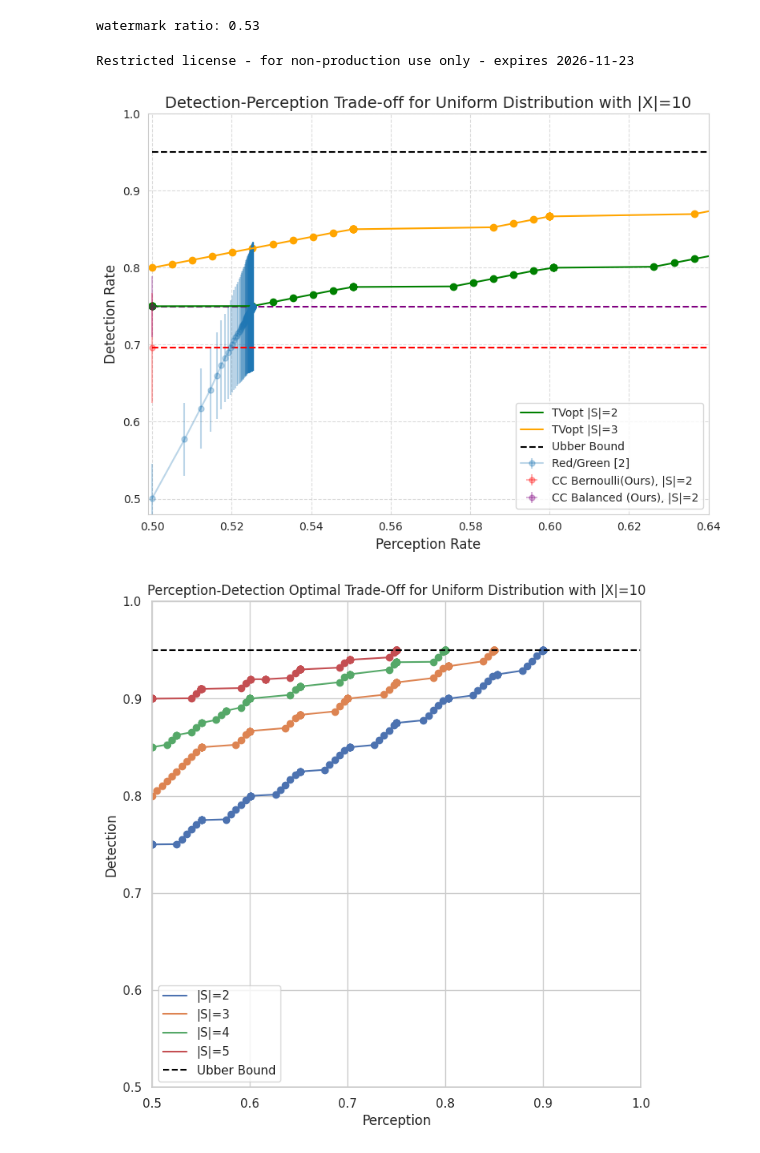
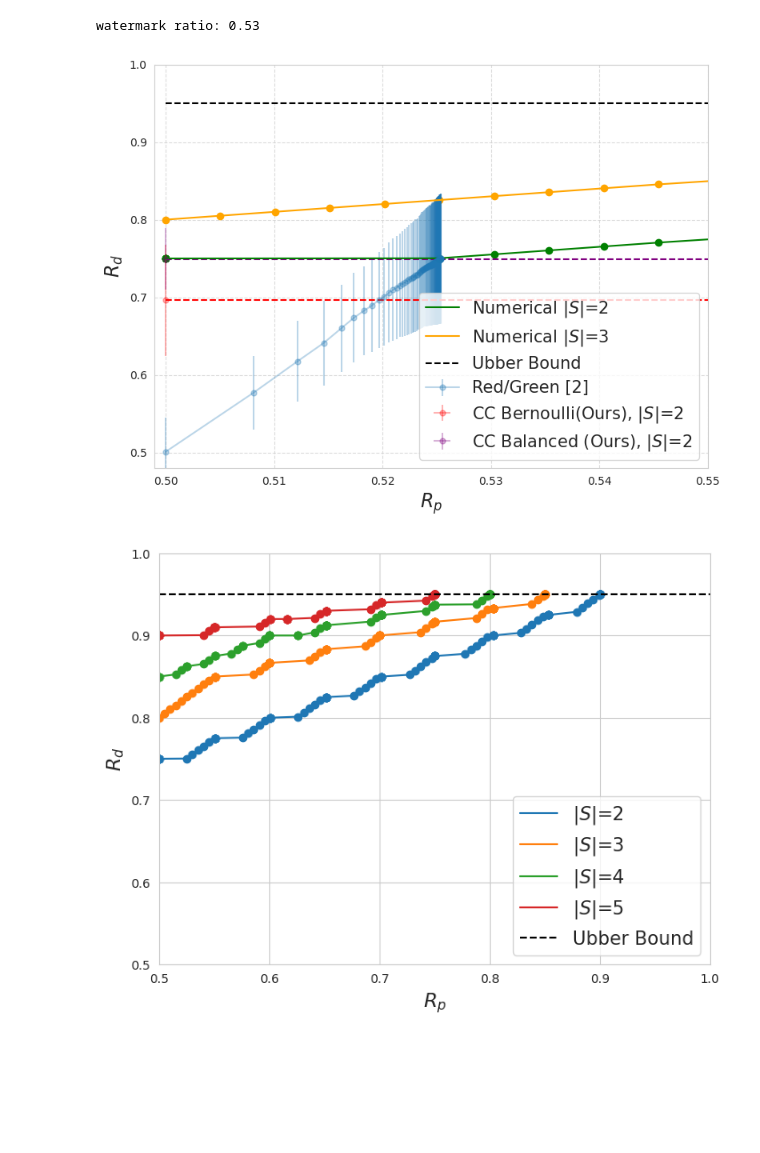
Before and after one commit to Carol-Long/CC_Watermark, a Jupyter notebook: Code_CCWatermark.ipynb, the cells around one changed output. Cells and saved outputs as stored; diff of their text form; code cells hidden in the pictures; blank space fills up the shorter version.

```diff
--- a/Code_CCWatermark.ipynb
+++ b/Code_CCWatermark.ipynb
@@ -481,8 +482,9 @@ watermark ratio: 0.53
 ## Run the TVopt class for different values of epsilon and plot the results
 d = 10 # dimension
 # distribution Q_x
-p = np.ones(d)
-p = p/sum(p)
+# p = np.ones(d)
+# p = p/sum(p)
+p=orig_dist
 n_points = 100 # Number of plot points
 m_range = [2,3]
 
@@ -508,8 +510,6 @@ for m in m_range:
 
     tvopt_detection_list.append(detection_values.copy())
     tvopt_perception_list.append(perception_values.copy())
-# %% [output]
-Restricted license - for non-production use only - expires 2026-11-23
 # %%
 # Plotting RG
 sns.set_style("whitegrid")
@@ -518,46 +518,46 @@ plt.figure(figsize=(8,6))
 # plt.fill_between(perception_list, rg_detection_mean - rg_detection_sem, rg_detection_mean + rg_detection_sem, alpha=0.3)
 # plt.scatter(perception_list,rg_detection_mean, color = '#1f77b4')
 plt.errorbar(perception_list, rg_detection_mean, yerr=rg_detection_sem,  markersize=5, fmt='o-', color = '#1f77b4', label = 'Red/Green [2]', alpha = 0.3 )
-plt.xlabel('Perception Rate', fontsize=12)
-plt.ylabel('Detection Rate', fontsize=12)
+plt.xlabel(r'$R_p$', fontsize=17)
+plt.ylabel(r'$R_d$', fontsize=17)
 
 # Plotting Correlated Channel
 # plt.plot([0.5], [detection_CCW], 'ro', label = 'CC (Ours), |S|=2')
 # plt.fill_between([0.5], [detection_CCW-sem_CCW], [detection_CCW+sem_CCW], alpha=0.3)
-plt.errorbar(0.5, detection_CCW, xerr=0, yerr=sem_CCW, fmt='ro',markersize=5, label="CC Bernoulli(Ours), |S|=2", alpha = 0.3)
+plt.errorbar(0.5, detection_CCW, xerr=0, yerr=sem_CCW, fmt='ro',markersize=5, label=r"CC Bernoulli(Ours), $|S|$=2", alpha = 0.3)
 x = np.linspace(.5,1,100)
 y = (detection_CCW)*np.ones(100)
 plt.plot(x,y,'--',color='red')
 
-plt.errorbar(0.5, detection_CCW_balanced, xerr=0, yerr=sem_CCW_balanced, fmt='ro',markersize=5, color = 'purple', label="CC Balanced (Ours), |S|=2", alpha = 0.3)
+plt.errorbar(0.5, detection_CCW_balanced, xerr=0, yerr=sem_CCW_balanced, fmt='ro',markersize=5, color = 'purple', label=r"CC Balanced (Ours), $|S|$=2", alpha = 0.3)
 x = np.linspace(.5,1,100)
 y = (detection_CCW_balanced)*np.ones(100)
 plt.plot(x,y,'--',color='purple')
 
 # Plotting TV optimal
-plt.plot(tvopt_perception_list[0], tvopt_detection_list[0],label='TVopt |S|=2', color = 'green')
+plt.plot(tvopt_perception_list[0], tvopt_detection_list[0],label=r'Numerical $|S|$=2', color = 'green')
 plt.scatter(tvopt_perception_list[0], tvopt_detection_list[0],color = 'green')
 
-plt.plot(tvopt_perception_list[1], tvopt_detection_list[1],label='TVopt |S|=3', color = 'orange')
+plt.plot(tvopt_perception_list[1], tvopt_detection_list[1],label=r'Numerical $|S|$=3', color = 'orange')
 plt.scatter(tvopt_perception_list[1], tvopt_detection_list[1], color = 'orange')
 
 # Upper bound
 x = np.linspace(.5,1,100)
 y = (1-.5/d)*np.ones(100)
 plt.plot(x,y,'--',label='Ubber Bound',color='black')
-plt.xlim([0.499,0.64])
+plt.xlim([0.499,0.55])
 plt.ylim([0.48,1])
 
 title = 'Detection-Perception Trade-off for Uniform Distribution with |X|=10'
-plt.title(title, fontsize=14)
+# plt.title(title, fontsize=14)
 plt.grid(True, linestyle='--', alpha=0.7)
-plt.legend(fontsize=10)
+plt.legend(fontsize=15)
 plt.tight_layout()
-plt.savefig('RG_CCW_Bounds.png', dpi=300, bbox_inches='tight')  # Save as PNG with high resolution
+plt.savefig('RG_CCW_Bounds.pdf', format='pdf', bbox_inches='tight')  # Save as PNG with high resolution
 # tikzplotlib.save("RG_CCW_Bounds.tex")
 plt.show()
 # %% [output]
-[figure, old version]
+[figure, new version]
 # %%
 ## Run the TVopt class for different values of epsilon and plot the results
 
@@ -584,40 +584,40 @@ detection_values = np.zeros(n_points)
 epsilon_values = np.linspace(.5, 1, n_points) # upper bound on perception
 
 # Plot the results
-plt.figure(figsize=(8, 8))
+plt.figure(figsize=(8, 6))
 plt.xlim([.5,1])
 plt.ylim([.5,1])
 
 for m in range(2,m_max+1):
     tvopt = TVopt(m=m, d=d)
     w = np.ones(m)
     w = w/sum(w)
 
     # Solve the problem for different epsilon values
     for idx in tqdm(range(n_points)):
       epsilon = epsilon_values[idx]
       tvopt.solve(w, p, epsilon)
       perception_values[idx] = tvopt.perception
       detection_values[idx] = tvopt.detection
 
     # Plot perception
-    plt.plot(perception_values, detection_values,label='|S|='+str(m))
+    plt.plot(perception_values, detection_values,label=r'$|S|$='+str(m))
     plt.scatter(perception_values, detection_values)
 
 
-plt.xlabel('Perception')
-plt.ylabel('Detection')
-plt.title('Perception-Detection Optimal Trade-Off for Uniform Distribution with |X|=10')
+plt.xlabel(r'$R_p$',fontsize=16)
+plt.ylabel(r'$R_d$',fontsize=16)
+# plt.title('Perception-Detection Optimal Trade-Off for Uniform Distribution with |X|=10')
 
 plt.grid(True)
 
 # Upper bound
 x = np.linspace(.5,1,100)
 y = (1-.5/d)*np.ones(100)
 plt.plot(x,y,'--',label='Ubber Bound',color='black')
 
-plt.legend()
-plt.savefig('TVopt.png', dpi=300, bbox_inches='tight')  # Save as PNG with high resolution
+plt.legend(fontsize=15,loc='lower right')
+plt.savefig('TVopt.pdf', format='pdf', bbox_inches='tight')  # Save as PNG with high resolution
 plt.show()
 # %% [output]
-[figure, old version]
+[figure, new version]
```
Also changed, not shown: parts of 3 cells of this notebook.
